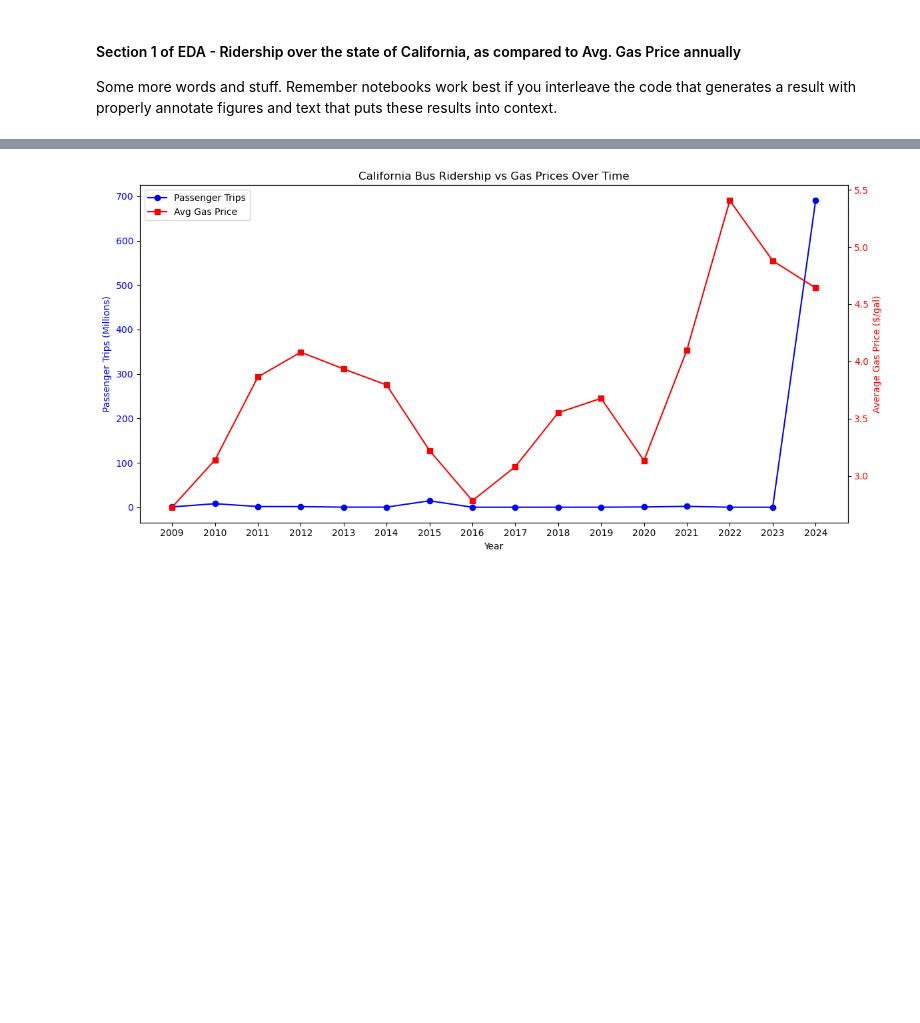
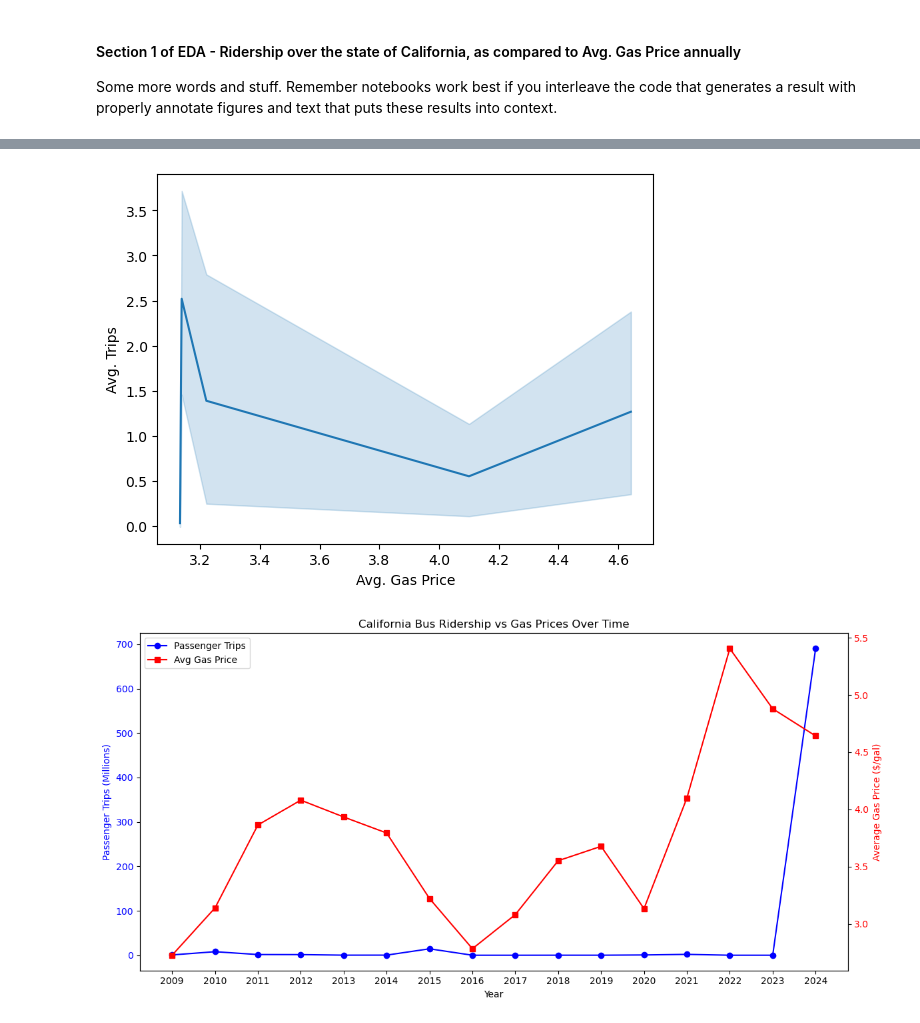
Before and after one commit to COGS108/Group012_WI26, a Jupyter notebook: 02-EDACheckpoint.ipynb, the cells around one changed output, grey strips where cells are left out. Drawn from its saved outputs; the diff is of its cells as text; code cells hidden in the pictures; blank space fills up the shorter version.

```diff
--- a/02-EDACheckpoint.ipynb
+++ b/02-EDACheckpoint.ipynb
@@ -298,0 +285,15 @@ ride_df_state
+# %%
+ride_df_sc = ride_df.copy()
+ride_df_sc['Avg. Miles'] = ride_df_sc['Passenger Miles'] / ride_df_sc['Population']
+ride_df_sc['Avg. Fares'] = ride_df_sc['Fares'] / ride_df_sc['Population']
+ride_df_sc['Avg. Trips'] = ride_df_sc['Passenger Trips'] / ride_df_sc['Population']
+ride_df_sc['Avg. Expense'] = ride_df_sc['Expenses'] / ride_df_sc['Expenses']
+
+ride_df_sc = ride_df_sc[['Year', 'HQ City', 'Avg. Miles', 'Avg. Fares', 'Avg. Trips', 'Avg. Expense']]
+ride_df_sc['Avg. Gas Price'] = ride_df_sc['Year'].map(gas_df_avg)
+
+# Eliminates an extreme outlier from the dataset
+ride_df_sc.drop(index=199, inplace=True)
+
+relevant_year_lst = ['2010', '2015', '2020', '2021', '2024']
+# ride_df_sc = ride_df_sc[ride_df_sc['Year'].isin(relevant_year_lst)]
@@ -299,3 +322,24 @@ ride_df_state
+# %%
+# Bootstrap resampling attempt
+import numpy as np
+
+var_test = 'Avg. Trips'
+
+empty_df = pd.DataFrame()
+for i in relevant_year_lst:
+    test = ride_df_sc[ride_df_sc['Year'] == i].sample(n = 20, replace=True)
+    test[var_test] = test[var_test] + np.random.normal(
+        loc=0,
+        scale=0.1,
+        size=test[var_test].shape
+    )
+    empty_df = pd.concat([empty_df, test])
+
+empty_df = empty_df.reset_index(drop=True)
+
+box_boot = sns.lineplot(empty_df, x='Avg. Gas Price', y=var_test)
+# %% [output]
+[figure, added]
 # %%
 # converts the index in years to an integer
 ride_df_state.index = ride_df_state.index.astype(int)
```
Also changed, not shown: parts of 5 cells of this notebook.
